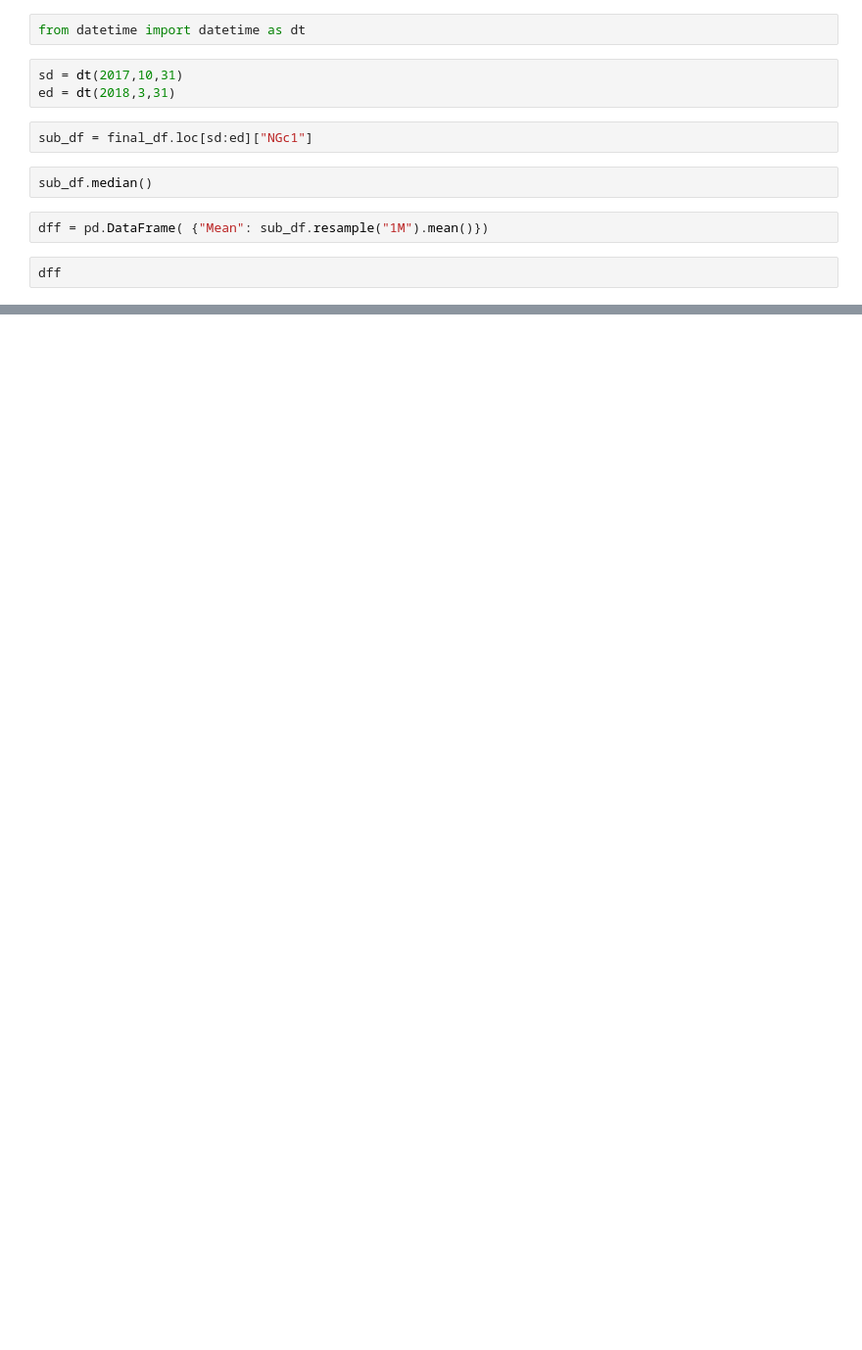
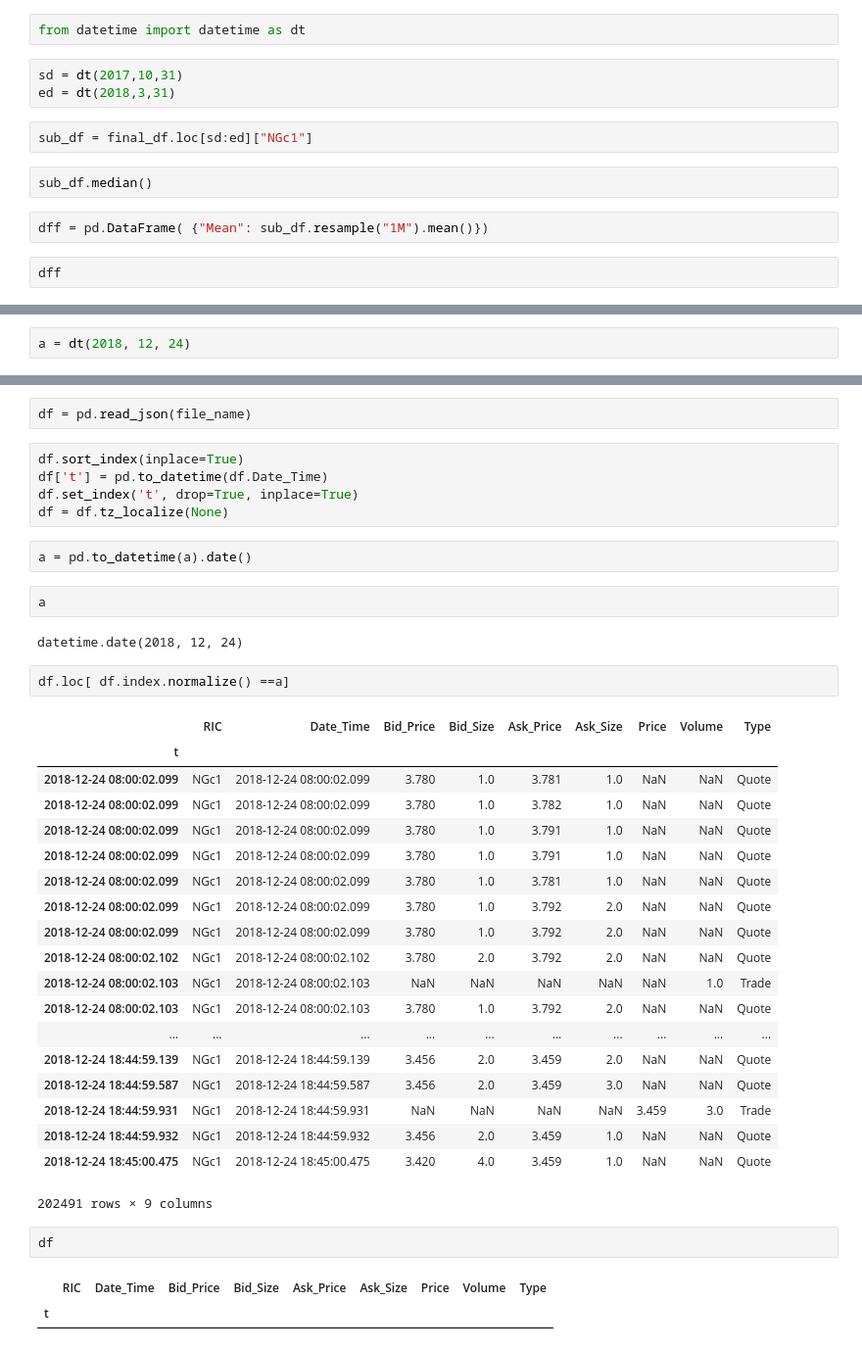
Before and after one commit to sikunzzz/Python-Dashboard, a Jupyter notebook: Bokeh_Exercise.ipynb, the cells around one changed output, grey strips where cells are left out. Shown: that part at 98% size. Drawn from its saved outputs; the diff is of its cells as text; blank space fills up the shorter version.

```diff
--- a/Bokeh_Exercise.ipynb
+++ b/Bokeh_Exercise.ipynb
@@ -251,0 +175,2 @@ dff
+# %%
+a = dt(2018, 12, 24)
@@ -251,0 +210,40 @@ dff
+# %%
+df = pd.read_json(file_name)
+# %%
+df.sort_index(inplace=True)
+df['t'] = pd.to_datetime(df.Date_Time)
+df.set_index('t', drop=True, inplace=True)
+df = df.tz_localize(None)
+# %%
+a = pd.to_datetime(a).date()
+# %%
+a
+# %% [output]
+datetime.date(2018, 12, 24)
+# %%
+df.loc[ df.index.normalize() ==a]
+# %% [output]
+|  | RIC | Date_Time | Bid_Price | Bid_Size | Ask_Price | Ask_Size | Price | Volume | Type |
+| t |  |  |  |  |  |  |  |  |  |
+| 2018-12-24 08:00:02.099 | NGc1 | 2018-12-24 08:00:02.099 | 3.780 | 1.0 | 3.781 | 1.0 | NaN | NaN | Quote |
+| 2018-12-24 08:00:02.099 | NGc1 | 2018-12-24 08:00:02.099 | 3.780 | 1.0 | 3.782 | 1.0 | NaN | NaN | Quote |
+| 2018-12-24 08:00:02.099 | NGc1 | 2018-12-24 08:00:02.099 | 3.780 | 1.0 | 3.791 | 1.0 | NaN | NaN | Quote |
+| 2018-12-24 08:00:02.099 | NGc1 | 2018-12-24 08:00:02.099 | 3.780 | 1.0 | 3.791 | 1.0 | NaN | NaN | Quote |
+| 2018-12-24 08:00:02.099 | NGc1 | 2018-12-24 08:00:02.099 | 3.780 | 1.0 | 3.781 | 1.0 | NaN | NaN | Quote |
+| 2018-12-24 08:00:02.099 | NGc1 | 2018-12-24 08:00:02.099 | 3.780 | 1.0 | 3.792 | 2.0 | NaN | NaN | Quote |
+| 2018-12-24 08:00:02.099 | NGc1 | 2018-12-24 08:00:02.099 | 3.780 | 1.0 | 3.792 | 2.0 | NaN | NaN | Quote |
+| 2018-12-24 08:00:02.102 | NGc1 | 2018-12-24 08:00:02.102 | 3.780 | 2.0 | 3.792 | 2.0 | NaN | NaN | Quote |
+| 2018-12-24 08:00:02.103 | NGc1 | 2018-12-24 08:00:02.103 | NaN | NaN | NaN | NaN | NaN | 1.0 | Trade |
+| 2018-12-24 08:00:02.103 | NGc1 | 2018-12-24 08:00:02.103 | 3.780 | 1.0 | 3.792 | 2.0 | NaN | NaN | Quote |
+| ... | ... | ... | ... | ... | ... | ... | ... | ... | ... |
+| 2018-12-24 18:44:59.139 | NGc1 | 2018-12-24 18:44:59.139 | 3.456 | 2.0 | 3.459 | 2.0 | NaN | NaN | Quote |
+| 2018-12-24 18:44:59.587 | NGc1 | 2018-12-24 18:44:59.587 | 3.456 | 2.0 | 3.459 | 3.0 | NaN | NaN | Quote |
+| 2018-12-24 18:44:59.931 | NGc1 | 2018-12-24 18:44:59.931 | NaN | NaN | NaN | NaN | 3.459 | 3.0 | Trade |
+| 2018-12-24 18:44:59.932 | NGc1 | 2018-12-24 18:44:59.932 | 3.456 | 2.0 | 3.459 | 1.0 | NaN | NaN | Quote |
+| 2018-12-24 18:45:00.475 | NGc1 | 2018-12-24 18:45:00.475 | 3.420 | 4.0 | 3.459 | 1.0 | NaN | NaN | Quote |
+202491 rows × 9 columns
+# %%
+df
+# %% [output]
+|  | RIC | Date_Time | Bid_Price | Bid_Size | Ask_Price | Ask_Size | Price | Volume | Type |
+| t |  |  |  |  |  |  |  |  |  |
```
Also changed, not shown: parts of 19 cells of this notebook, 2 other files.
